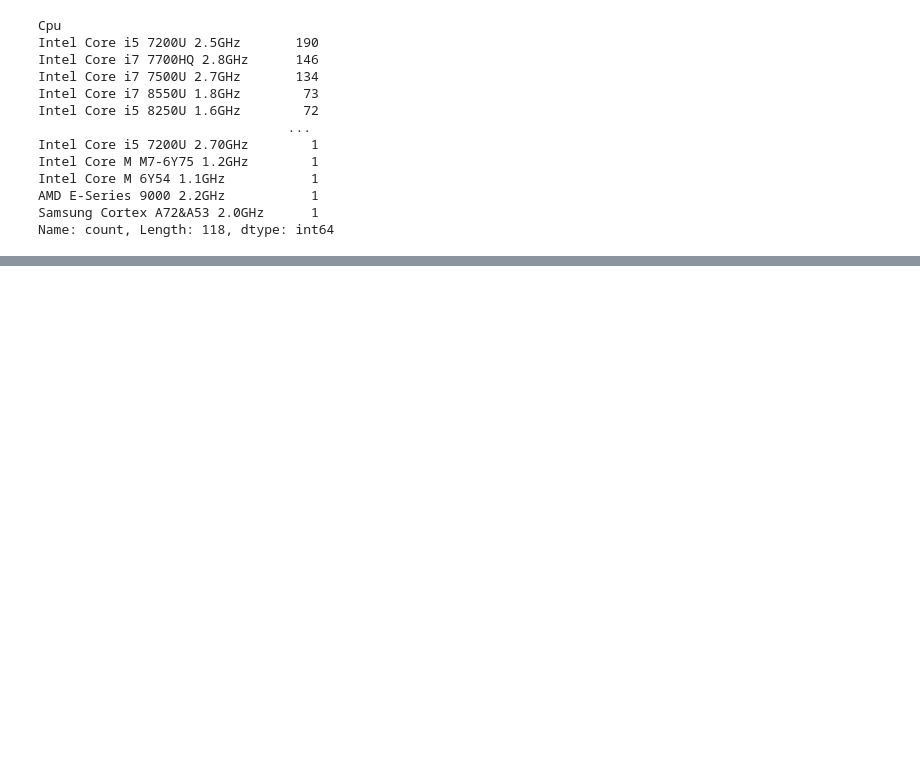
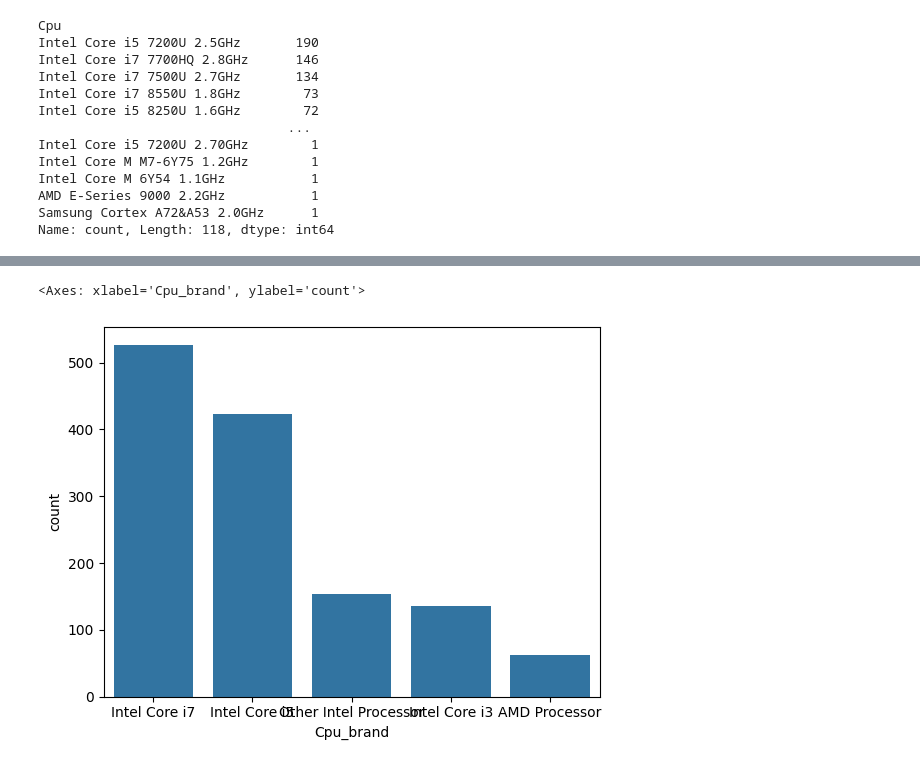
Before and after one commit to MudaserShah/Machine-learning-Projects, a Jupyter notebook: Laptop-price-preciton/eda_laptop.ipynb, the cells around one changed output, grey strips where cells are left out. Saved outputs shown, nothing was run; the diff lists cells and outputs as text; code cells hidden in the pictures; blank space fills up the shorter version.

```diff
--- a/Laptop-price-preciton/eda_laptop.ipynb
+++ b/Laptop-price-preciton/eda_laptop.ipynb
@@ -556,3 +555,16 @@ Intel Core M 6Y54 1.1GHz           1
 AMD E-Series 9000 2.2GHz           1
 Samsung Cortex A72&A53 2.0GHz      1
 Name: count, Length: 118, dtype: int64
+# %%
+df['Cpu_name'] = df['Cpu'].apply(lambda x: " ".join(x.split()[0:3]))
+# %%
+def processor_find(text):
+    if text =="Intel Core i7" or text == "Intel Core i5" or text == "Intel Core i3":
+        return text
+    else:
+        if text.split()[0] == "Intel":
+           return "Other Intel Processor"
+        else:
+            return "AMD Processor"
+# %%
+df['Cpu_brand'] = df['Cpu_name'].apply(processor_find)
@@ -558,0 +585,5 @@ Name: count, Length: 118, dtype: int64
+# %%
+sns.barplot(df["Cpu_brand"].value_counts())
+# %% [output]
+<Axes: xlabel='Cpu_brand', ylabel='count'>
+[figure, added]
```
Also changed, not shown: parts of 31 cells of this notebook, 1 other file.
